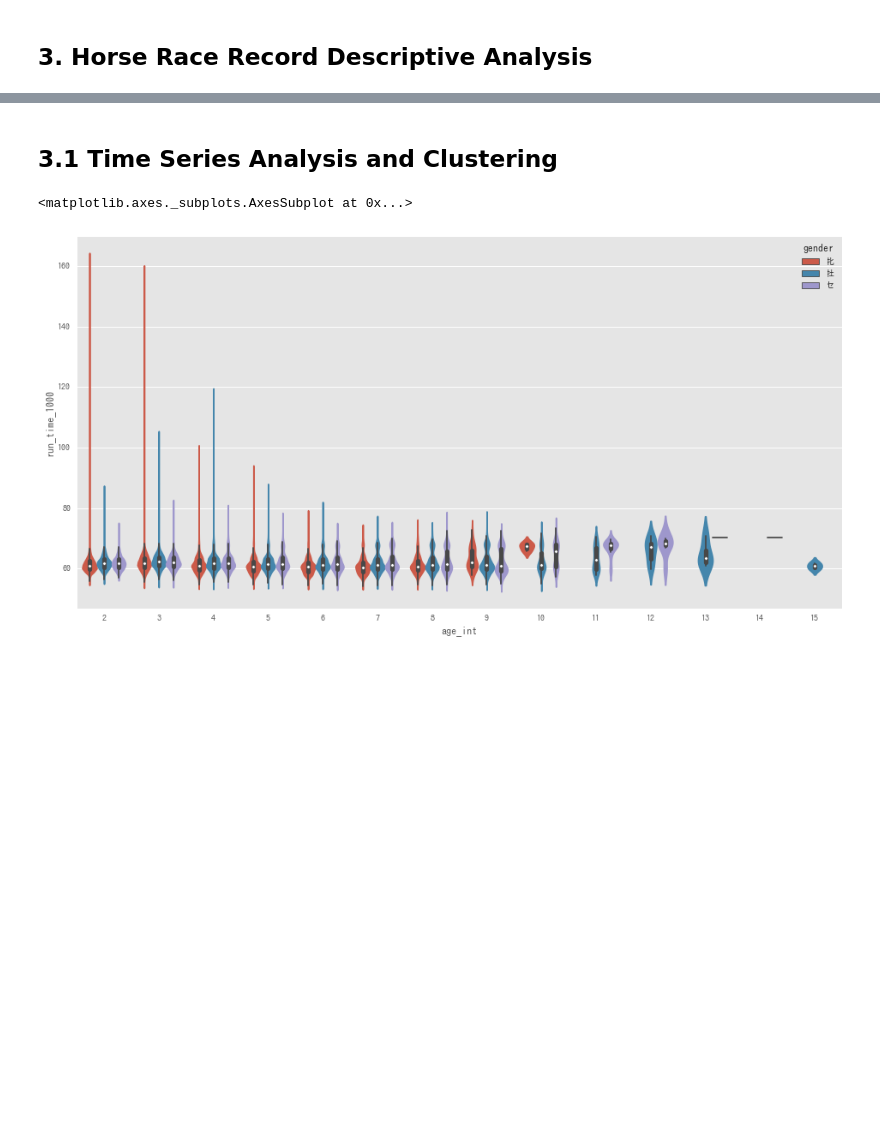
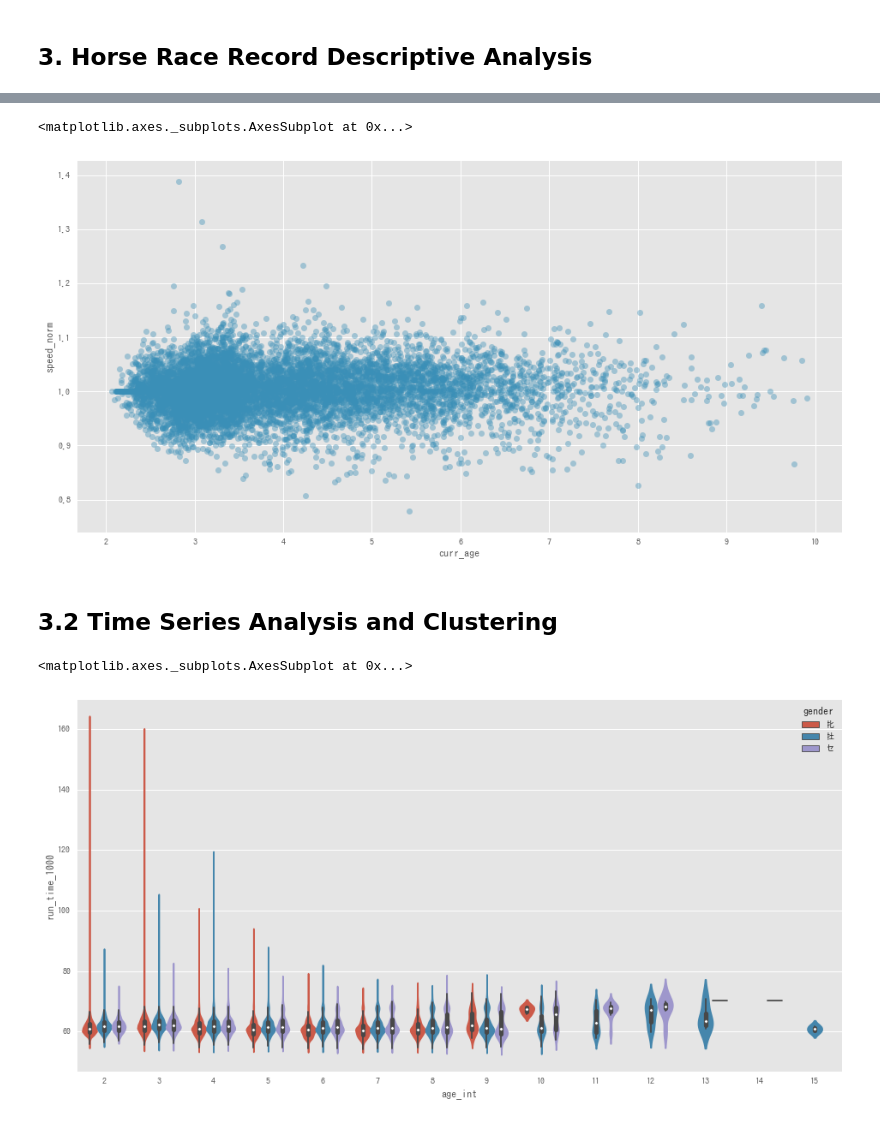
Before and after one commit to terryluzj/ba-fyp-sports-analytics, a Jupyter notebook: analysis/descriptive_horse.ipynb, the cells around one changed output, grey strips where cells are left out. Drawn from its saved outputs; the diff is of its cells as text; code cells hidden in the pictures; blank space fills up the shorter version.

```diff
--- a/analysis/descriptive_horse.ipynb
+++ b/analysis/descriptive_horse.ipynb
@@ -36,3 +49,18 @@ horse_race_df['finishing_position'] = horse_race_df['finishing_position'].astype
+# %%
+time_age = time_age.sort_values(['horse_id', 'curr_age'])
+time_age['speed'] = time_age['speed'].astype(str)
+time_age['curr_age'] = time_age['curr_age'].astype(str)
+speed_perf = time_age.groupby('horse_id').agg({'curr_age': lambda x: ', '.join(x), 'speed': lambda x: ', '.join(x)})
+speed_perf = speed_perf.applymap(lambda x: list(map(lambda y: float(y), x.split(', '))))
+speed_perf['speed'] = speed_perf['speed'].apply(lambda x: list(map(lambda y: (y - x[0]) / x[0] + 1, x)))
+speed = speed_perf['speed'].apply(pd.Series).stack().reset_index().set_index('horse_id')[0]
+time_age['speed_norm'] = pd.Series(list(speed), index=time_age.index)
+time_age['curr_age'] = time_age['curr_age'].astype(float)
+time_age['speed_norm']  = time_age['speed_norm'].astype(float)
+sns.regplot(x='curr_age', y='speed_norm', data=time_age.sample(n=10000), fit_reg=False, color='#3A8FB7', scatter_kws={'alpha': .4})
+# %% [output]
+<matplotlib.axes._subplots.AxesSubplot at 0x...>
+[figure, added]
 # %% [markdown]
-## 3.1 Time Series Analysis and Clustering
+## 3.2 Time Series Analysis and Clustering
 # %%
```
Also changed, not shown: parts of 6 cells of this notebook, 1 other file.
